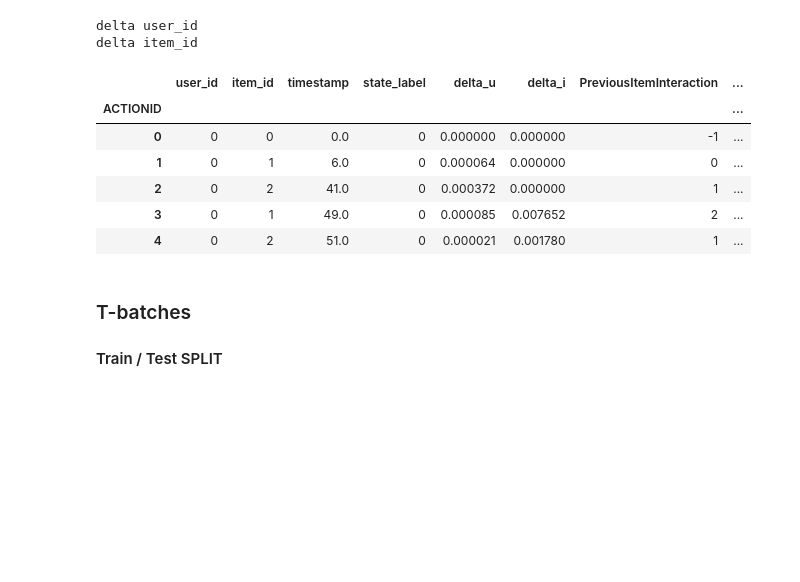
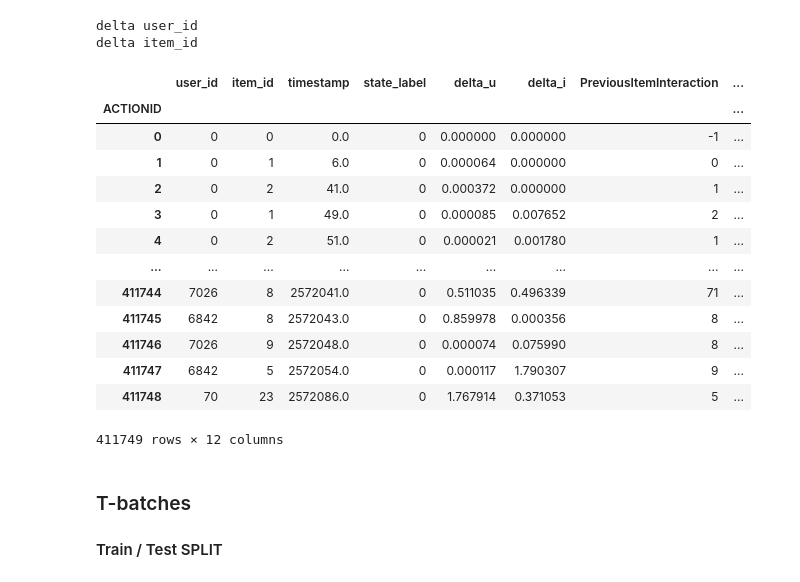
Before and after one commit to RayanAAY-ops/RE-Jodie-Recommander-System, a Jupyter notebook: main.ipynb, the cells around one changed output. Drawn from its saved outputs; the diff is of its cells as text; code cells hidden in the pictures; blank space fills up the shorter version.

```diff
--- a/main.ipynb
+++ b/main.ipynb
@@ -54,6 +54,9 @@ delta_u  = delta(mooc_data.copy(),"user_id")
 delta_i  = delta(mooc_data.copy(),"item_id")
 PreviousItemInteraction_ = PreviousItemInteraction(mooc_data.copy()).astype(int)
 next_state_user = PastUserState(mooc_data.copy()).astype(int)
+
+interaction_column_name = "PreviousItemInteraction"
+pastState_column_name =  "previous_state_label"
 # %% [output]
 delta user_id
 delta item_id
@@ -62,23 +63,30 @@ interaction_column_name = "PreviousItemInteraction"
 # %%
 mooc_data['delta_u'] = delta_u/np.std(delta_u)
 mooc_data['delta_i'] = delta_i/np.std(delta_i)
 mooc_data[interaction_column_name] = PreviousItemInteraction_
-mooc_data['previous_state_label'] = next_state_user
-list_moins_un = list(mooc_data[mooc_data['previous_state_label'] == -1].index.values)
-mooc_data.loc[list_moins_un,'previous_state_label'] = 0
+mooc_data[pastState_column_name] = next_state_user
+list_moins_un = list(mooc_data[mooc_data[pastState_column_name] == -1].index.values)
+mooc_data.loc[list_moins_un,pastState_column_name] = 0
 data = mooc_data.copy()
 #data = data[data.next_state_user != -1]
 
-data = data[['user_id', 'item_id', 'timestamp', 'state_label','delta_u', 'delta_i', interaction_column_name, 'previous_state_label','f1', 'f2', 'f3','f4']]
-data.head()
+data = data[['user_id', 'item_id', 'timestamp', 'state_label','delta_u', 'delta_i', interaction_column_name, pastState_column_name,'f1', 'f2', 'f3','f4']].sort_values(['timestamp'])
+data
 # %% [output]
 |  | user_id | item_id | timestamp | state_label | delta_u | delta_i | PreviousItemInteraction | ... |
 | ACTIONID |  |  |  |  |  |  |  | ... |
 | 0 | 0 | 0 | 0.0 | 0 | 0.000000 | 0.000000 | -1 | ... |
 | 1 | 0 | 1 | 6.0 | 0 | 0.000064 | 0.000000 | 0 | ... |
 | 2 | 0 | 2 | 41.0 | 0 | 0.000372 | 0.000000 | 1 | ... |
 | 3 | 0 | 1 | 49.0 | 0 | 0.000085 | 0.007652 | 2 | ... |
 | 4 | 0 | 2 | 51.0 | 0 | 0.000021 | 0.001780 | 1 | ... |
+| ... | ... | ... | ... | ... | ... | ... | ... | ... |
+| 411744 | 7026 | 8 | 2572041.0 | 0 | 0.511035 | 0.496339 | 71 | ... |
+| 411745 | 6842 | 8 | 2572043.0 | 0 | 0.859978 | 0.000356 | 8 | ... |
+| 411746 | 7026 | 9 | 2572048.0 | 0 | 0.000074 | 0.075990 | 8 | ... |
+| 411747 | 6842 | 5 | 2572054.0 | 0 | 0.000117 | 1.790307 | 9 | ... |
+| 411748 | 70 | 23 | 2572086.0 | 0 | 1.767914 | 0.371053 | 5 | ... |
+411749 rows × 12 columns
 # %% [markdown]
 ### T-batches
 
```
Also changed, not shown: parts of 17 cells of this notebook.
